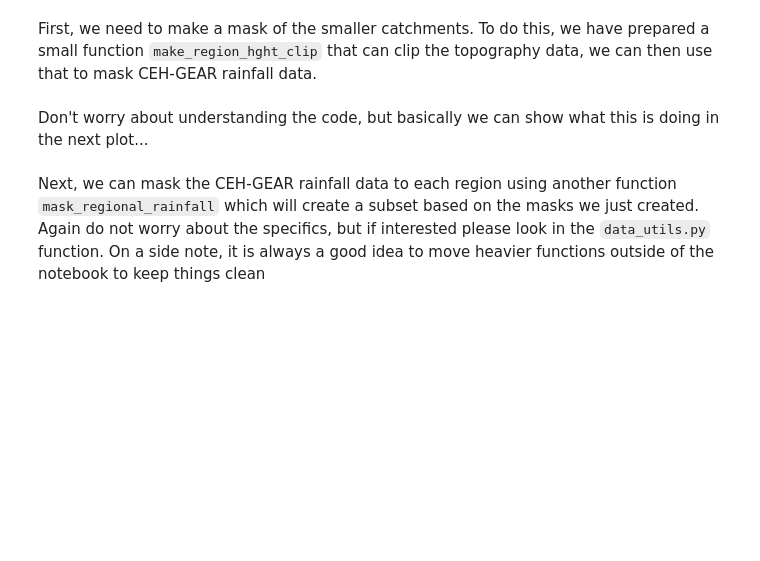
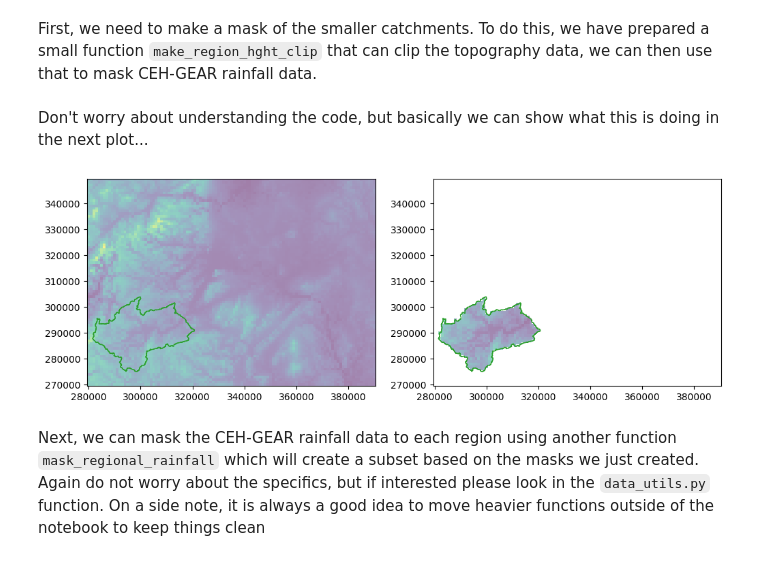
Before and after one commit to NERC-CEH/UKCEH_Summer_School, a Jupyter notebook: Workshop_4/Workshop_4_comparing_rainfall_estimates.ipynb, the cells around one changed output. Saved outputs shown, nothing was run; the diff lists cells and outputs as text; code cells hidden in the pictures; blank space fills up the shorter version.

```diff
--- a/Workshop_4/Workshop_4_comparing_rainfall_estimates.ipynb
+++ b/Workshop_4/Workshop_4_comparing_rainfall_estimates.ipynb
@@ -225,7 +354,7 @@ We'll also load in some height data and plot that
 severn_hght = rioxarray.open_rasterio("severn_catchment_data/HGHT_SEVERN_1KM_CLIP.tif")
 severn_hght = severn_hght.sortby("y")
 severn_hght = severn_hght.sel(band=1)
-severn_hght = severn_hght / 10  # divide by 10, so in metres
+severn_hght = severn_hght * 10  # multiply by 10, so in metres
 severn_hght = severn_hght.sel(
     x=slice(*SEVERN_EASTING_RANGE), y=slice(*SEVERN_NORTHING_RANGE)
 )
@@ -725,14 +1016,16 @@ plynlimon_hght = data_utils.make_region_hght_clip(plynlimon_shp, hght_data=sever
 Don't worry about understanding the code, but basically we can show what this is doing in the next plot...
 # %%
 fig, axes = plt.subplots(1, 2, figsize=(12, 4))
-severn_hght.plot(ax=axes[0], vmax=8.8, alpha=0.5, add_colorbar=False)
-abermule_hght.plot(ax=axes[1], vmax=8.8, alpha=0.5, add_colorbar=False)
+severn_hght.plot(ax=axes[0], vmax=880, alpha=0.5, add_colorbar=False)
+abermule_hght.plot(ax=axes[1], vmax=880, alpha=0.5, add_colorbar=False)
 
 for ax in axes:
     abermule_shp.plot(ax=ax, facecolor="none", edgecolor="C2")
     ax.set_title("")
     ax.set_xlabel("")
     ax.set_ylabel("")
+# %% [output]
+[figure, added]
 # %% [markdown]
 Next, we can mask the CEH-GEAR rainfall data to each region using another function `mask_regional_rainfall` which will create a subset based on the masks we just created. Again do not worry about the specifics, but if interested please look in the `data_utils.py` function. On a side note, it is always a good idea to move heavier functions outside of the notebook to keep things clean
 # %%
```
Also changed, not shown: parts of 65 cells of this notebook.
